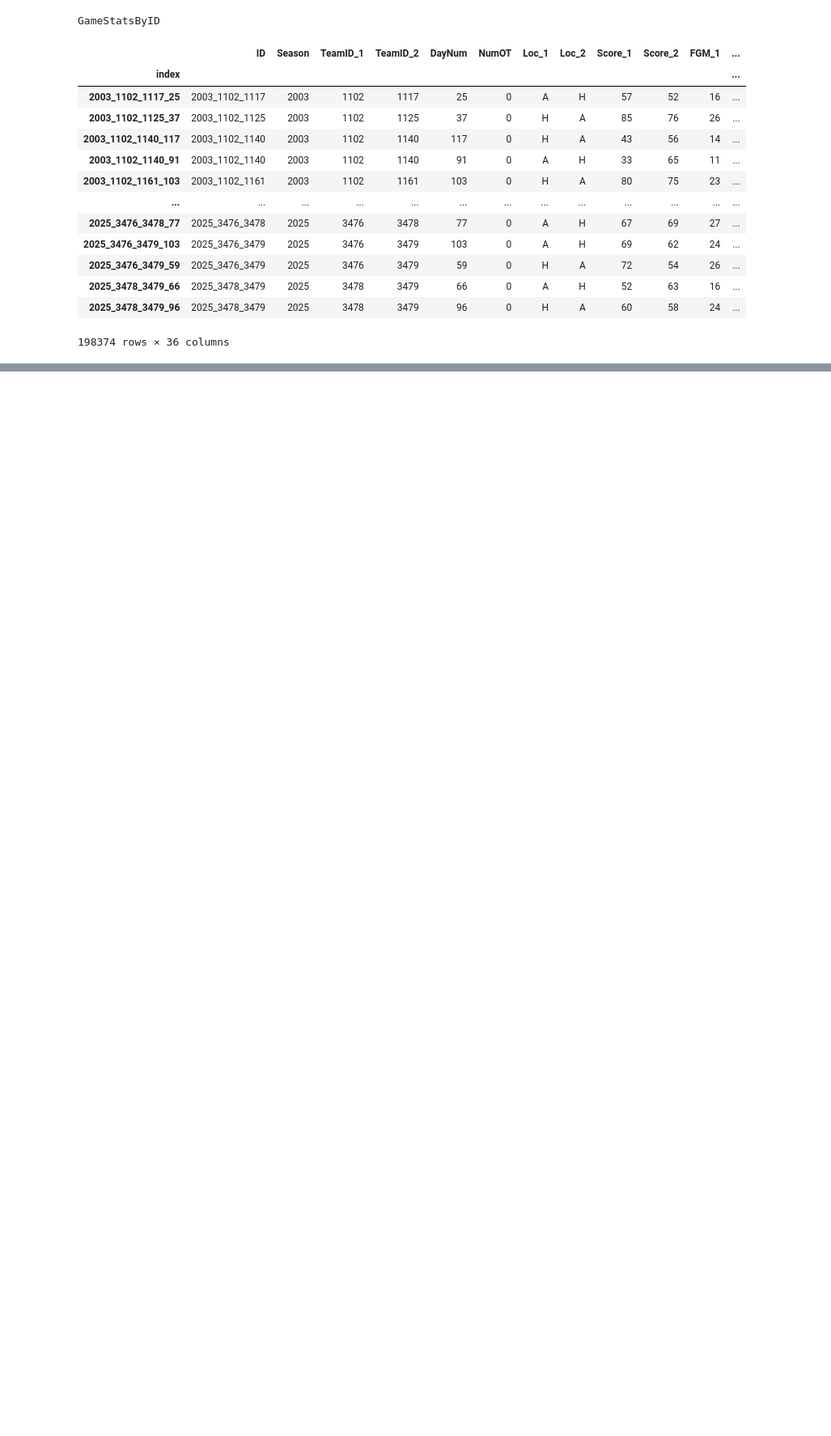
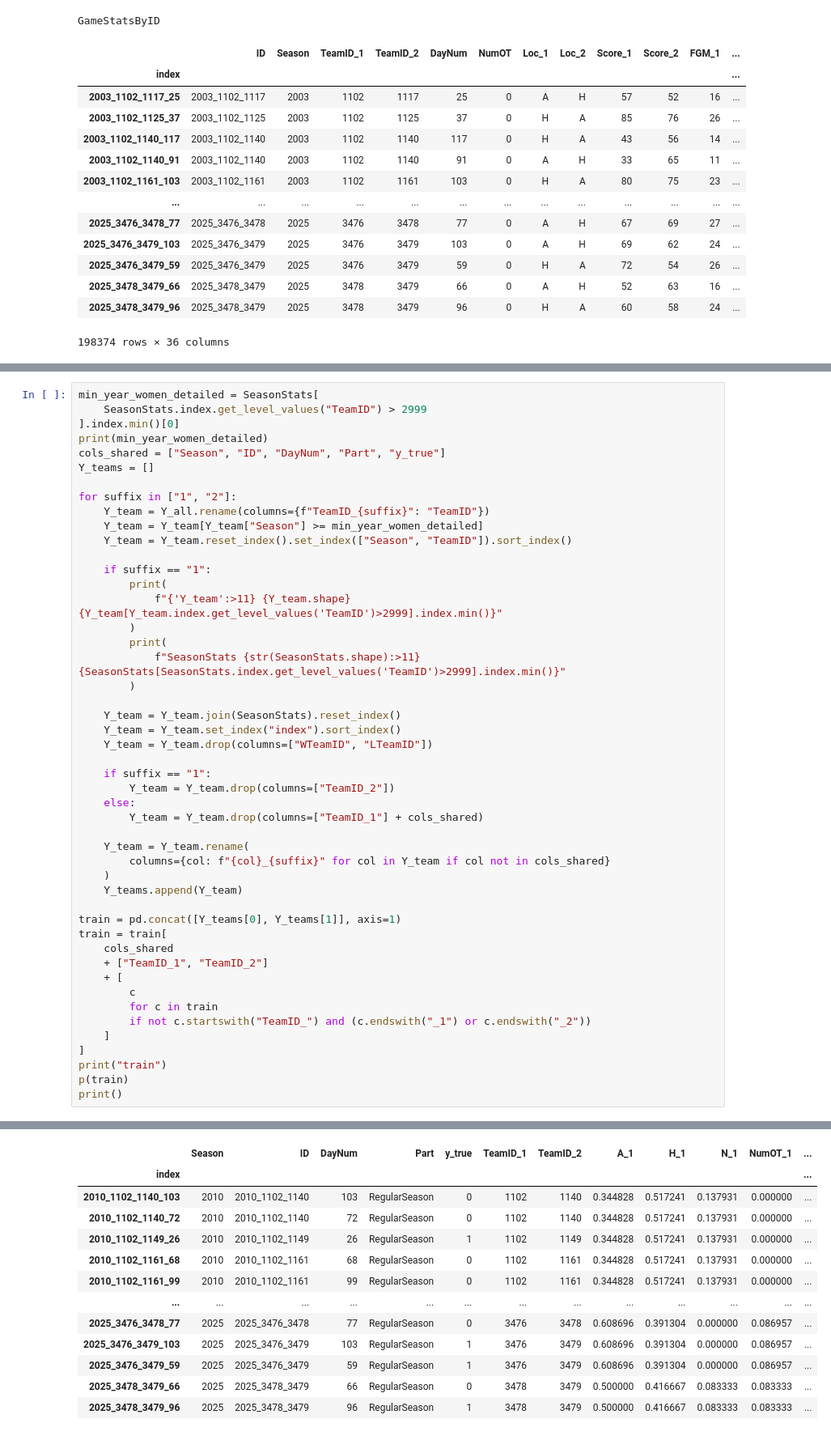
Before and after one commit to bedwards/mania, a Jupyter notebook: working/mania.ipynb, the cells around one changed output, grey strips where cells are left out. Shown at 81% size. Cells and saved outputs as stored; diff of their text form; blank space fills up the shorter version.

```diff
--- a/working/mania.ipynb
+++ b/working/mania.ipynb
@@ -551,0 +632,49 @@ GameStatsByTeam
+# %%
+min_year_women_detailed = SeasonStats[
+    SeasonStats.index.get_level_values("TeamID") > 2999
+].index.min()[0]
+print(min_year_women_detailed)
+cols_shared = ["Season", "ID", "DayNum", "Part", "y_true"]
+Y_teams = []
+
+for suffix in ["1", "2"]:
+    Y_team = Y_all.rename(columns={f"TeamID_{suffix}": "TeamID"})
+    Y_team = Y_team[Y_team["Season"] >= min_year_women_detailed]
+    Y_team = Y_team.reset_index().set_index(["Season", "TeamID"]).sort_index()
+
+    if suffix == "1":
+        print(
+            f"{'Y_team':>11} {Y_team.shape} {Y_team[Y_team.index.get_level_values('TeamID')>2999].index.min()}"
+        )
+        print(
+            f"SeasonStats {str(SeasonStats.shape):>11} {SeasonStats[SeasonStats.index.get_level_values('TeamID')>2999].index.min()}"
+        )
+
+    Y_team = Y_team.join(SeasonStats).reset_index()
+    Y_team = Y_team.set_index("index").sort_index()
+    Y_team = Y_team.drop(columns=["WTeamID", "LTeamID"])
+
+    if suffix == "1":
+        Y_team = Y_team.drop(columns=["TeamID_2"])
+    else:
+        Y_team = Y_team.drop(columns=["TeamID_1"] + cols_shared)
+
+    Y_team = Y_team.rename(
+        columns={col: f"{col}_{suffix}" for col in Y_team if col not in cols_shared}
+    )
+    Y_teams.append(Y_team)
+
+train = pd.concat([Y_teams[0], Y_teams[1]], axis=1)
+train = train[
+    cols_shared
+    + ["TeamID_1", "TeamID_2"]
+    + [
+        c
+        for c in train
+        if not c.startswith("TeamID_") and (c.endswith("_1") or c.endswith("_2"))
+    ]
+]
+print("train")
+p(train)
+print()
+# %% [output]
@@ -551,0 +685,13 @@ GameStatsByTeam
+|  | Season | ID | DayNum | Part | y_true | TeamID_1 | TeamID_2 | A_1 | H_1 | N_1 | NumOT_1 | ... |
+| index |  |  |  |  |  |  |  |  |  |  |  | ... |
+| 2010_1102_1140_103 | 2010 | 2010_1102_1140 | 103 | RegularSeason | 0 | 1102 | 1140 | 0.344828 | 0.517241 | 0.137931 | 0.000000 | ... |
+| 2010_1102_1140_72 | 2010 | 2010_1102_1140 | 72 | RegularSeason | 0 | 1102 | 1140 | 0.344828 | 0.517241 | 0.137931 | 0.000000 | ... |
+| 2010_1102_1149_26 | 2010 | 2010_1102_1149 | 26 | RegularSeason | 1 | 1102 | 1149 | 0.344828 | 0.517241 | 0.137931 | 0.000000 | ... |
+| 2010_1102_1161_68 | 2010 | 2010_1102_1161 | 68 | RegularSeason | 0 | 1102 | 1161 | 0.344828 | 0.517241 | 0.137931 | 0.000000 | ... |
+| 2010_1102_1161_99 | 2010 | 2010_1102_1161 | 99 | RegularSeason | 0 | 1102 | 1161 | 0.344828 | 0.517241 | 0.137931 | 0.000000 | ... |
+| ... | ... | ... | ... | ... | ... | ... | ... | ... | ... | ... | ... | ... |
+| 2025_3476_3478_77 | 2025 | 2025_3476_3478 | 77 | RegularSeason | 0 | 3476 | 3478 | 0.608696 | 0.391304 | 0.000000 | 0.086957 | ... |
+| 2025_3476_3479_103 | 2025 | 2025_3476_3479 | 103 | RegularSeason | 1 | 3476 | 3479 | 0.608696 | 0.391304 | 0.000000 | 0.086957 | ... |
+| 2025_3476_3479_59 | 2025 | 2025_3476_3479 | 59 | RegularSeason | 1 | 3476 | 3479 | 0.608696 | 0.391304 | 0.000000 | 0.086957 | ... |
+| 2025_3478_3479_66 | 2025 | 2025_3478_3479 | 66 | RegularSeason | 0 | 3478 | 3479 | 0.500000 | 0.416667 | 0.083333 | 0.083333 | ... |
+| 2025_3478_3479_96 | 2025 | 2025_3478_3479 | 96 | RegularSeason | 1 | 3478 | 3479 | 0.500000 | 0.416667 | 0.083333 | 0.083333 | ... |
```
Also changed, not shown: parts of 6 cells of this notebook, 2 other files.
